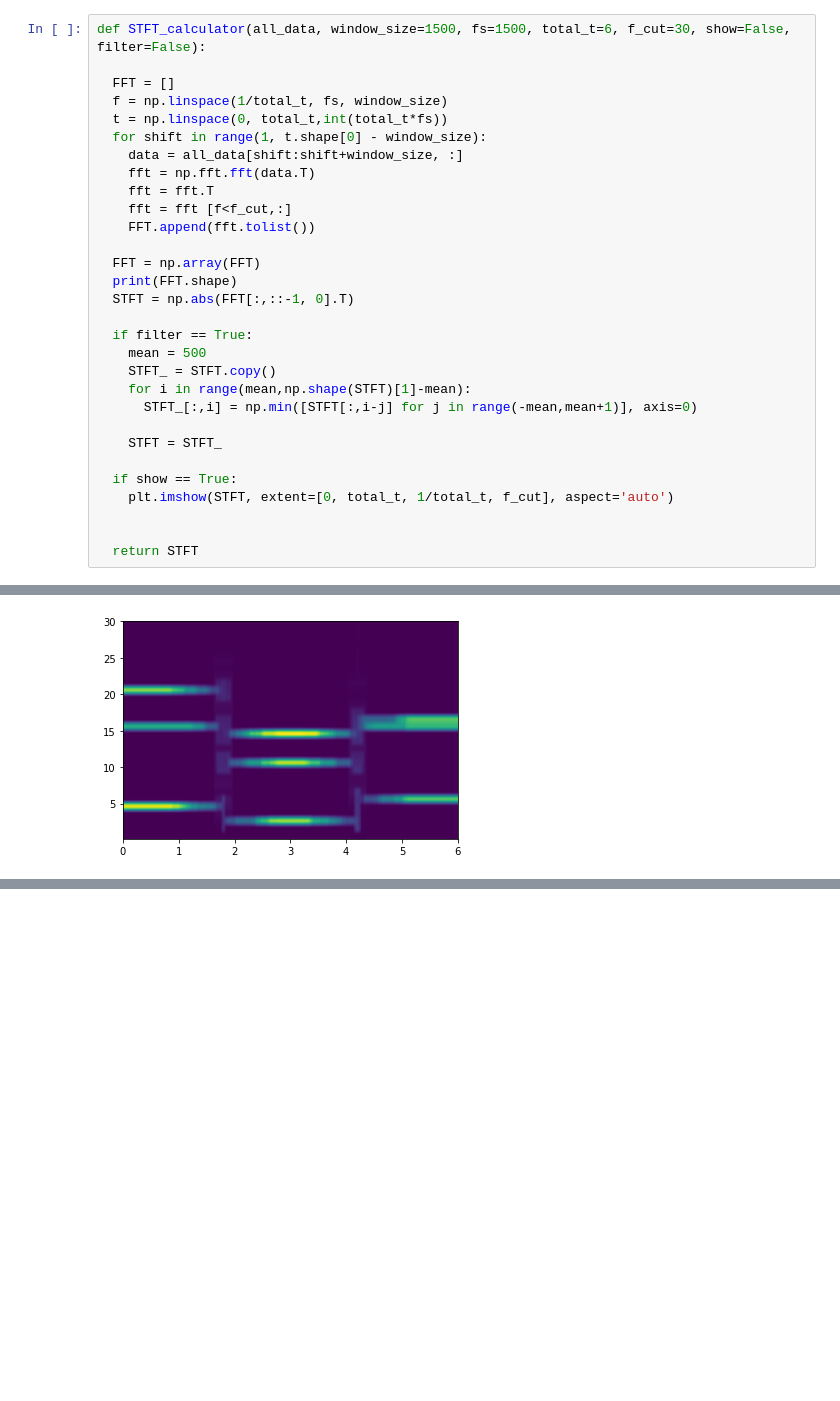
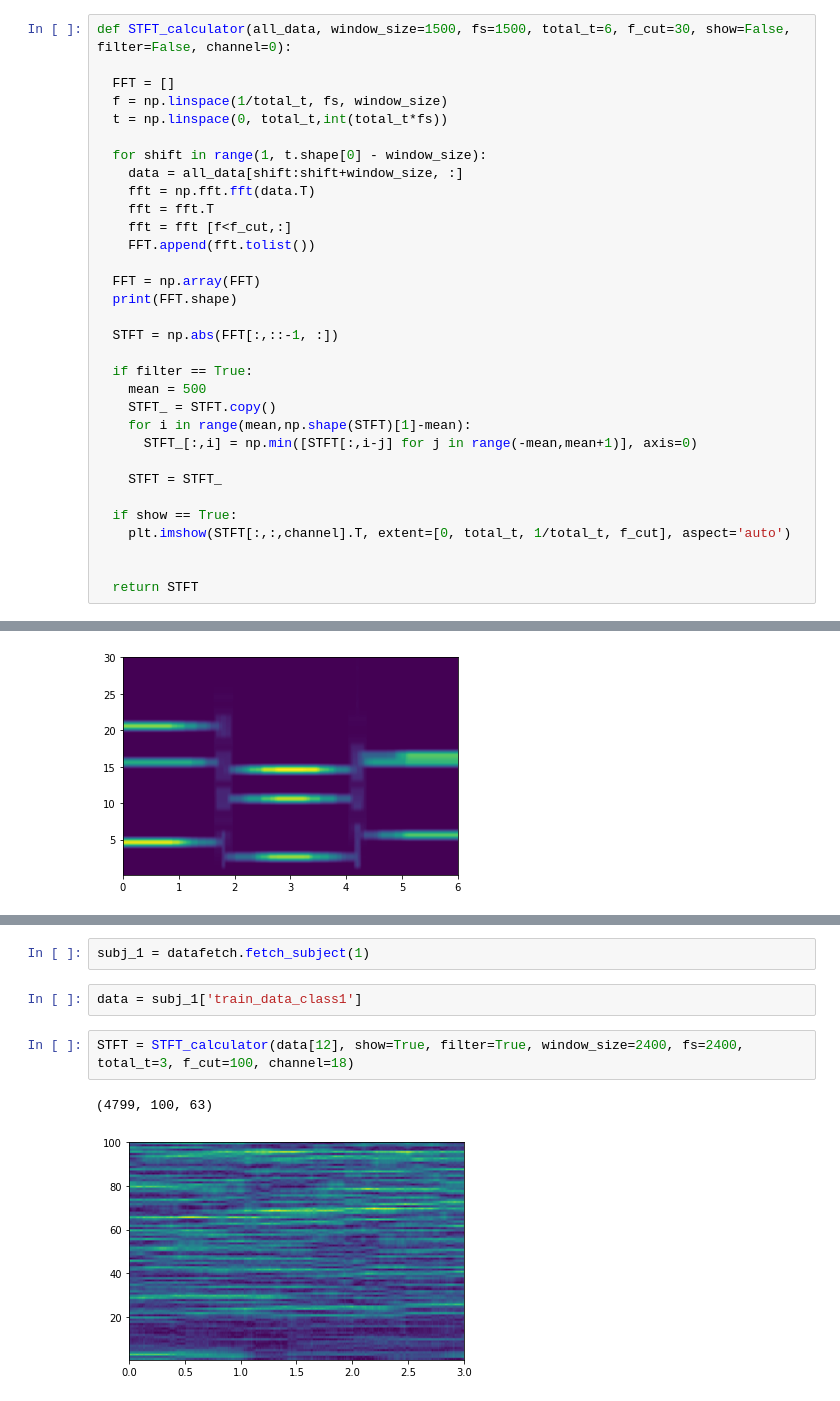
Before and after one commit to alifele/Brain_Computer_Interface, a Jupyter notebook: time_frequency.ipynb, the cells around one changed output, grey strips where cells are left out. Cells and saved outputs as stored; diff of their text form; blank space fills up the shorter version.

```diff
--- a/time_frequency.ipynb
+++ b/time_frequency.ipynb
@@ -28,11 +28,12 @@ plt.plot(t, all_data[:,0])
 [<matplotlib.lines.Line2D at 0x...>]
 [figure]
 # %%
-def STFT_calculator(all_data, window_size=1500, fs=1500, total_t=6, f_cut=30, show=False, filter=False):
+def STFT_calculator(all_data, window_size=1500, fs=1500, total_t=6, f_cut=30, show=False, filter=False, channel=0):
 
   FFT = []
   f = np.linspace(1/total_t, fs, window_size)
   t = np.linspace(0, total_t,int(total_t*fs))
+
   for shift in range(1, t.shape[0] - window_size):
     data = all_data[shift:shift+window_size, :]
     fft = np.fft.fft(data.T)
@@ -42,7 +43,8 @@ def STFT_calculator(all_data, window_size=1500, fs=1500, total_t=6, f_cut=30, sh
 
   FFT = np.array(FFT)
   print(FFT.shape)
-  STFT = np.abs(FFT[:,::-1, 0].T)
+
+  STFT = np.abs(FFT[:,::-1, :])
 
   if filter == True:
     mean = 500
@@ -53,7 +55,7 @@ def STFT_calculator(all_data, window_size=1500, fs=1500, total_t=6, f_cut=30, sh
     STFT = STFT_
 
   if show == True:
-    plt.imshow(STFT, extent=[0, total_t, 1/total_t, f_cut], aspect='auto')
+    plt.imshow(STFT[:,:,channel].T, extent=[0, total_t, 1/total_t, f_cut], aspect='auto')
 
 
   return STFT
@@ -94,0 +82,9 @@ plt.plot(np.abs(np.fft.fft(arr)[0]))
+# %%
+subj_1 = datafetch.fetch_subject(1)
+# %%
+data = subj_1['train_data_class1']
+# %%
+STFT = STFT_calculator(data[12], show=True, filter=True, window_size=2400, fs=2400, total_t=3, f_cut=100, channel=18)
+# %% [output]
+(4799, 100, 63)
+[figure, added]
```
Also changed, not shown: parts of 8 cells of this notebook.
